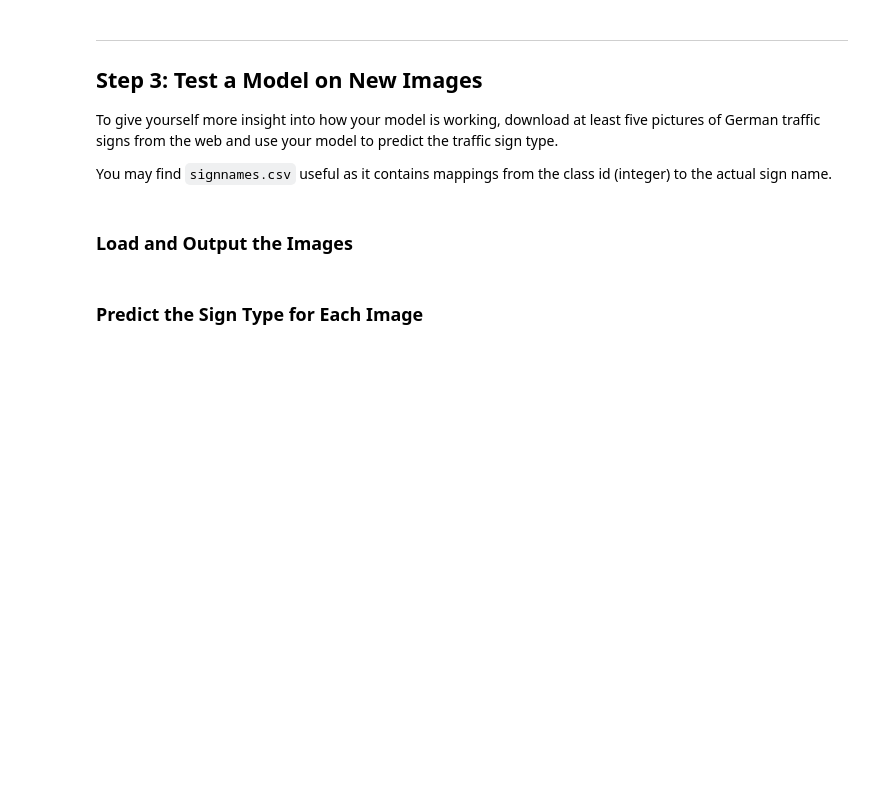
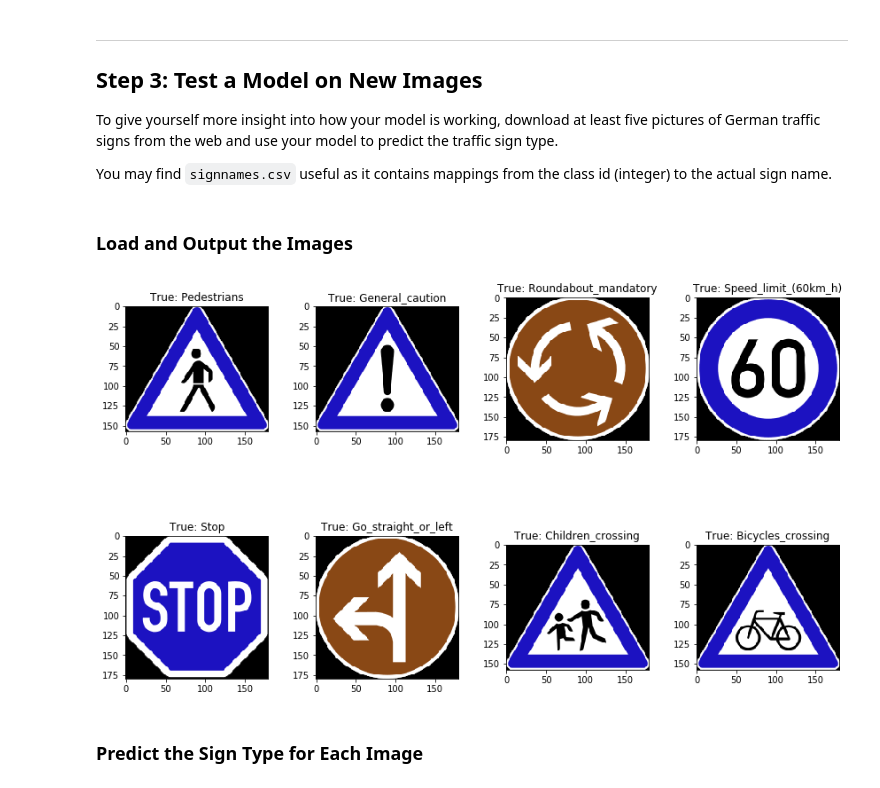
Before and after one commit to mhaytmyr/Udacity, a Jupyter notebook: Term1_Project2/Traffic_Sign_Classifier.ipynb, the cells around one changed output. Saved outputs shown, nothing was run; the diff lists cells and outputs as text; code cells hidden in the pictures; blank space fills up the shorter version.

```diff
--- a/Term1_Project2/Traffic_Sign_Classifier.ipynb
+++ b/Term1_Project2/Traffic_Sign_Classifier.ipynb
@@ -379,2 +528,35 @@ You may find `signnames.csv` useful as it contains mappings from the class id (i
+# %%
+### Load the images and plot them here.
+### Feel free to use as many code cells as needed.
+import cv2
+
+def rescale_images(img_roi,rows=32,columns=32):
+    r = columns / img_roi.shape[1]
+    dim = (rows, int(img_roi.shape[0] * r))
+
+    img_scaled = cv2.resize(img_roi, (columns,rows),
+                            #interpolation = cv2.INTER_AREA,
+                            #interpolation = cv2.INTER_CUBIC,
+                            #interpolation = cv2.INTER_LINEAR,
+                            interpolation = cv2.INTER_NEAREST
+                            )
+
+    return img_scaled
+
+traffic_signs = ['examples/Pedestrians.png','examples/General_caution.png','examples/Roundabout_mandatory.png',
+                 'examples/Speed_limit_(60km_h).png','examples/Stop.png','examples/Go_straight_or_left.png',
+                 'examples/Children_crossing.png','examples/Bicycles_crossing.png']
+
+fig, axes = plt.subplots(ncols=4,nrows=2,figsize=(12,8))
+ax = axes.ravel()
+for idx,item in enumerate(traffic_signs):
+    img = cv2.imread(item)
+    scaled_img = sigmoid_normalization(rescale_images(img))
+    label = np.argmax(prediction,axis=1)
+    ax[idx].imshow(img)
+    ax[idx].set_title("True: "+item.replace("examples/","").replace(".png",""))
+plt.tight_layout()
+# %% [output]
+[figure, added]
 # %% [markdown]
 ### Predict the Sign Type for Each Image
```
Also changed, not shown: parts of 17 cells of this notebook, 12 other files.
